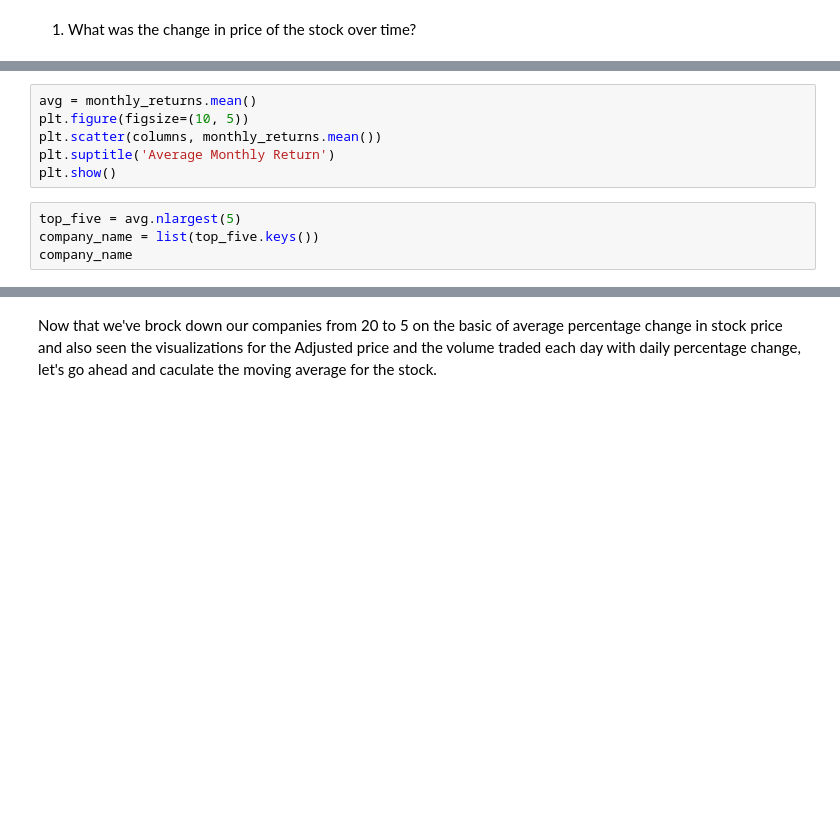
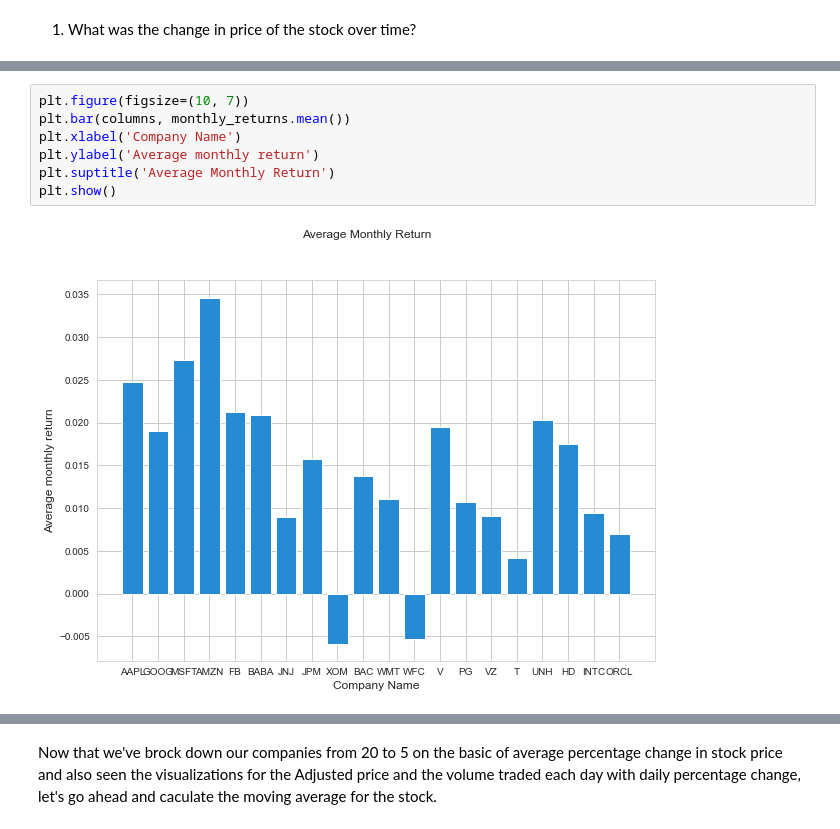
Before and after one commit to RITISHKARKIUNH/stockanalysis, a Jupyter notebook: Stock_Analysis.ipynb, the cells around one changed output, grey strips where cells are left out. Cells and saved outputs as stored; diff of their text form; blank space fills up the shorter version.

```diff
--- a/Stock_Analysis.ipynb
+++ b/Stock_Analysis.ipynb
@@ -116,11 +163,10 @@ for i, cols in enumerate(columns,0):
 # %%
-avg = monthly_returns.mean()
-plt.figure(figsize=(10, 5))
-plt.scatter(columns, monthly_returns.mean())
+plt.figure(figsize=(10, 7))
+plt.bar(columns, monthly_returns.mean())
+plt.xlabel('Company Name')
+plt.ylabel('Average monthly return')
 plt.suptitle('Average Monthly Return')
 plt.show()
+# %% [output]
+[figure, added]
-# %%
-top_five = avg.nlargest(5)
-company_name = list(top_five.keys())
-company_name
 # %%
```
Also changed, not shown: parts of 49 cells of this notebook, 1 other file.
